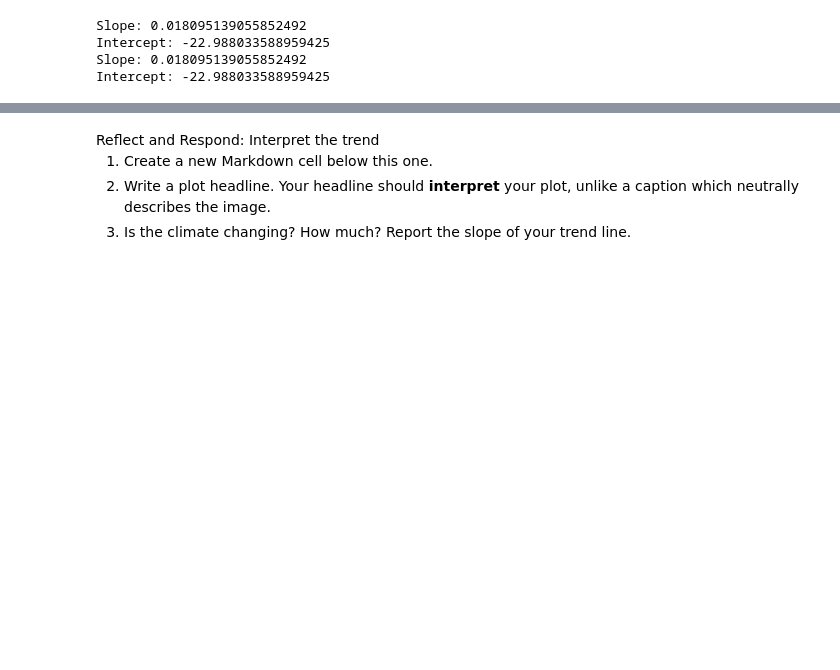
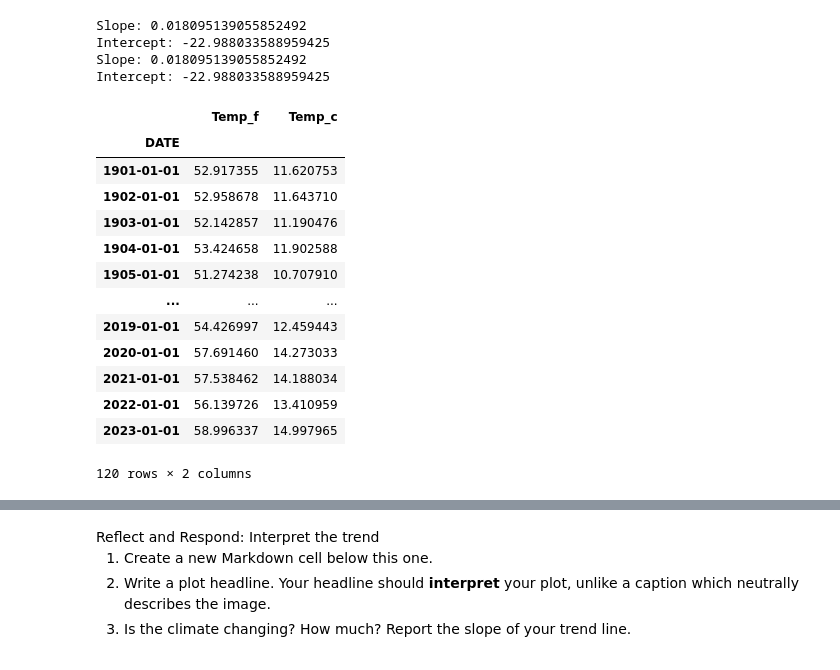
Before and after one commit to earthlab-education/02-climate-ryme1295, a Jupyter notebook: 05-climate-change.ipynb, the cells around one changed output, grey strips where cells are left out. Cells and saved outputs as stored; diff of their text form; code cells hidden in the pictures; blank space fills up the shorter version.

```diff
--- a/05-climate-change.ipynb
+++ b/05-climate-change.ipynb
@@ -193,4 +193,23 @@ Slope: 0.018095139055852492
 Intercept: -22.988033588959425
 Slope: 0.018095139055852492
 Intercept: -22.988033588959425
+# %%
+ann_climate_df.head()
+ann_climate_df.index
+ann_climate_df.dropna()
+# %% [output]
+|  | Temp_f | Temp_c |
+| DATE |  |  |
+| 1901-01-01 | 52.917355 | 11.620753 |
+| 1902-01-01 | 52.958678 | 11.643710 |
+| 1903-01-01 | 52.142857 | 11.190476 |
+| 1904-01-01 | 53.424658 | 11.902588 |
+| 1905-01-01 | 51.274238 | 10.707910 |
+| ... | ... | ... |
+| 2019-01-01 | 54.426997 | 12.459443 |
+| 2020-01-01 | 57.691460 | 14.273033 |
+| 2021-01-01 | 57.538462 | 14.188034 |
+| 2022-01-01 | 56.139726 | 13.410959 |
+| 2023-01-01 | 58.996337 | 14.997965 |
+120 rows × 2 columns
 # %%
```
Also changed, not shown: parts of 1 cell of this notebook.
